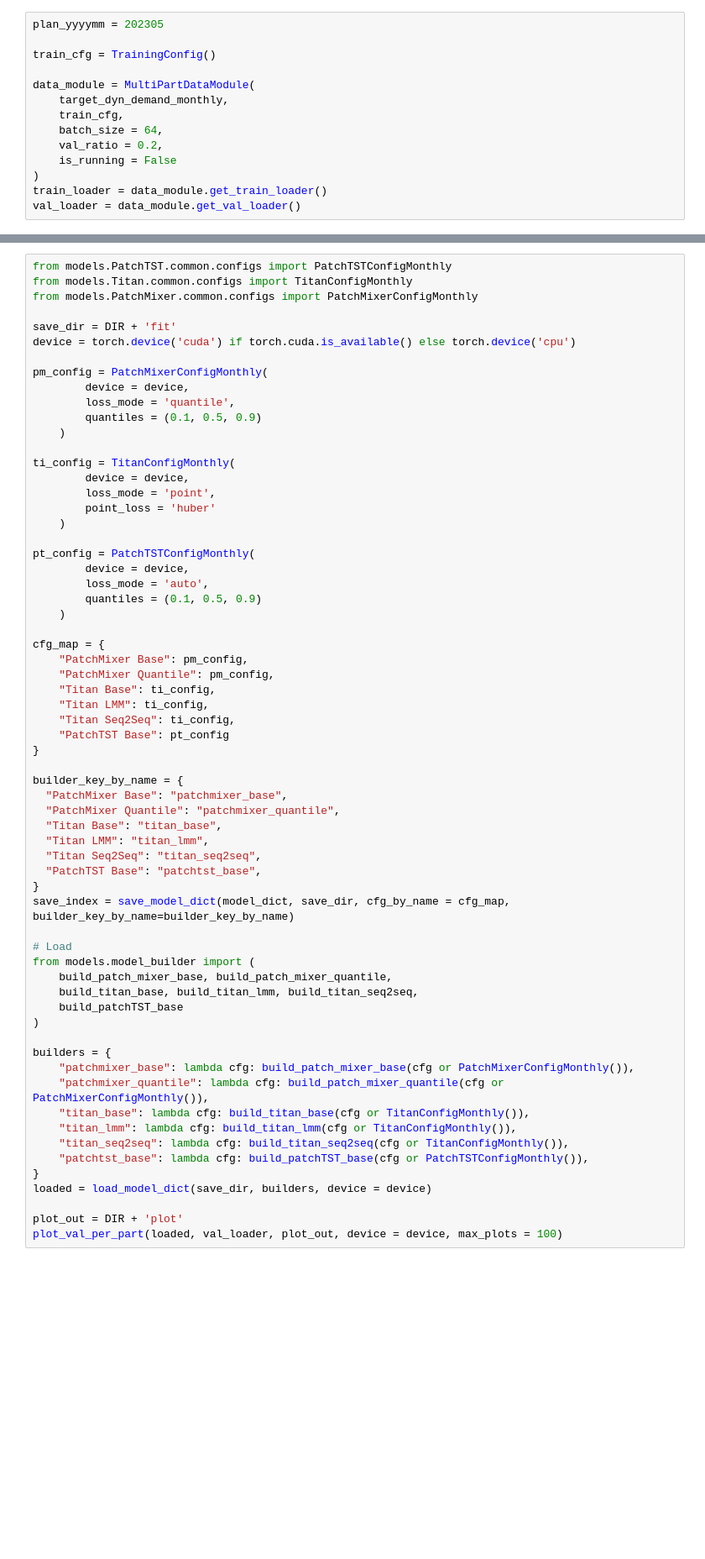
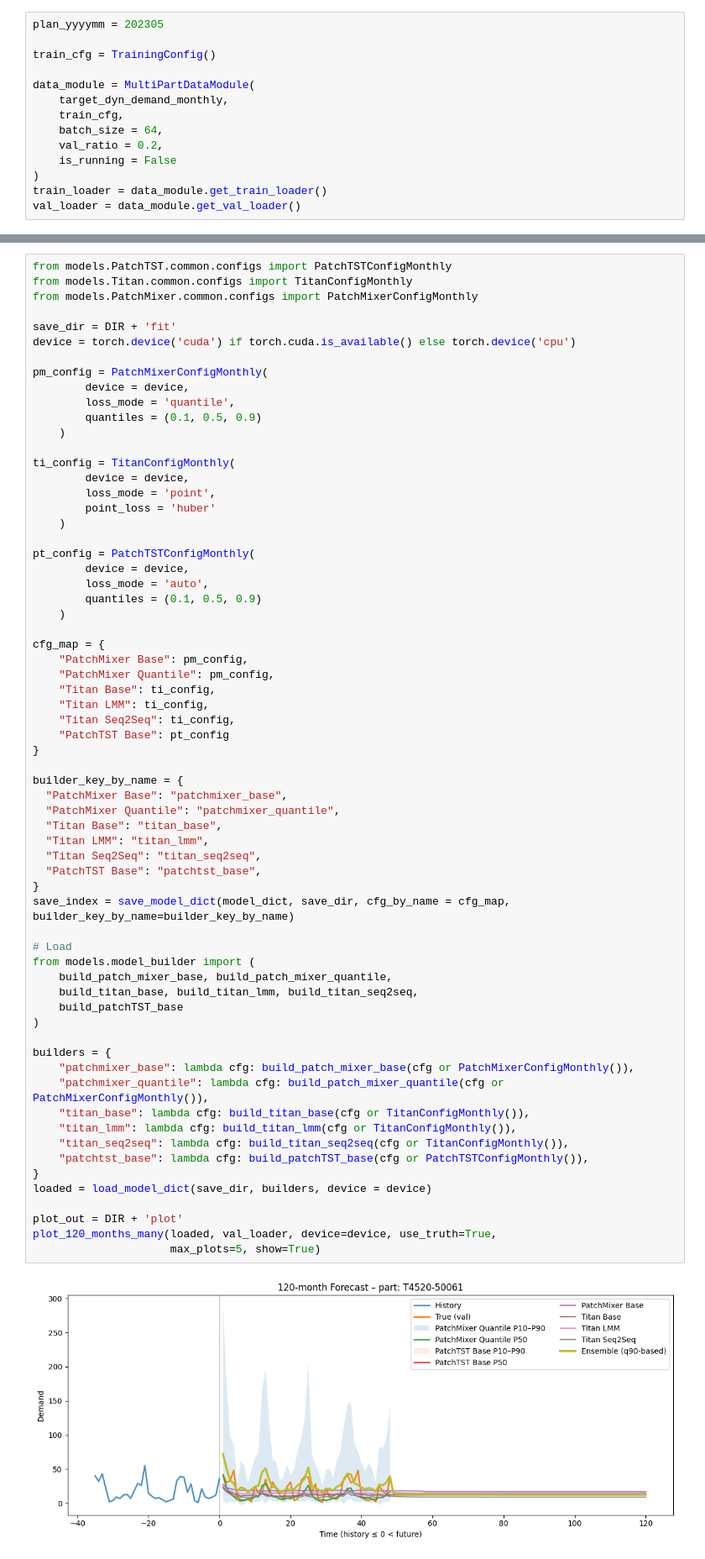
Before and after one commit to LeeKwanHyeong/data_research, a Jupyter notebook: model_test/total_ltb.ipynb, the cells around one changed output, grey strips where cells are left out. Shown at 84% size. Cells and saved outputs as stored; diff of their text form; blank space fills up the shorter version.

```diff
--- a/model_test/total_ltb.ipynb
+++ b/model_test/total_ltb.ipynb
@@ -84,31 +116,34 @@ cfg_map = {
 }
 
 builder_key_by_name = {
   "PatchMixer Base": "patchmixer_base",
   "PatchMixer Quantile": "patchmixer_quantile",
   "Titan Base": "titan_base",
   "Titan LMM": "titan_lmm",
   "Titan Seq2Seq": "titan_seq2seq",
   "PatchTST Base": "patchtst_base",
 }
 save_index = save_model_dict(model_dict, save_dir, cfg_by_name = cfg_map, builder_key_by_name=builder_key_by_name)
 
 # Load
 from models.model_builder import (
     build_patch_mixer_base, build_patch_mixer_quantile,
     build_titan_base, build_titan_lmm, build_titan_seq2seq,
     build_patchTST_base
 )
 
 builders = {
     "patchmixer_base": lambda cfg: build_patch_mixer_base(cfg or PatchMixerConfigMonthly()),
     "patchmixer_quantile": lambda cfg: build_patch_mixer_quantile(cfg or PatchMixerConfigMonthly()),
     "titan_base": lambda cfg: build_titan_base(cfg or TitanConfigMonthly()),
     "titan_lmm": lambda cfg: build_titan_lmm(cfg or TitanConfigMonthly()),
     "titan_seq2seq": lambda cfg: build_titan_seq2seq(cfg or TitanConfigMonthly()),
     "patchtst_base": lambda cfg: build_patchTST_base(cfg or PatchTSTConfigMonthly()),
 }
 loaded = load_model_dict(save_dir, builders, device = device)
 
 plot_out = DIR + 'plot'
-plot_val_per_part(loaded, val_loader, plot_out, device = device, max_plots = 100)
+plot_120_months_many(loaded, val_loader, device=device, use_truth=True,
+                     max_plots=5, show=True)
+# %% [output]
+[figure, added]
```
Also changed, not shown: parts of 4 cells of this notebook, 2 other files.
